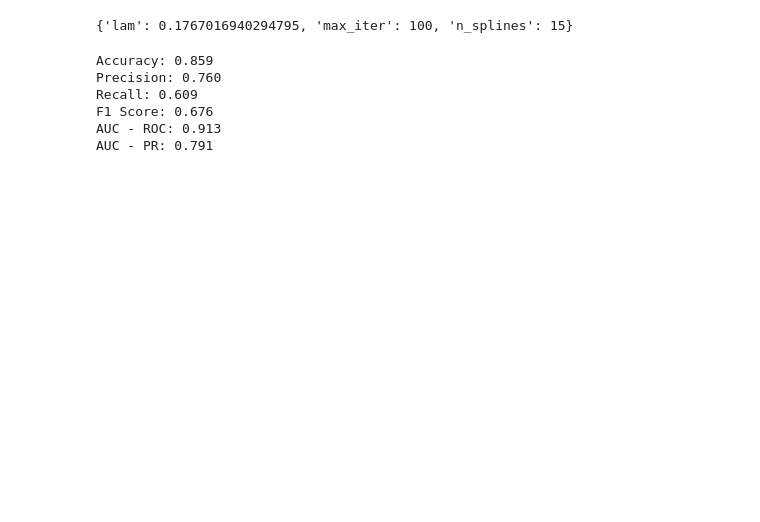
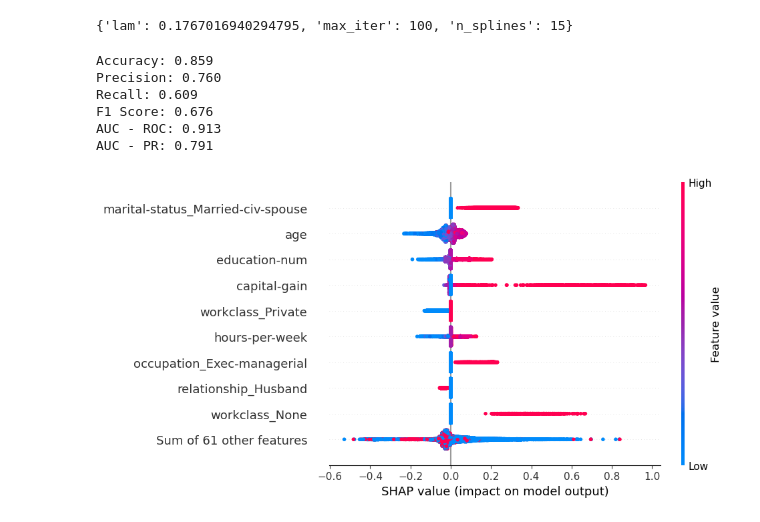
Before and after one commit to nogibjj/IDS705_FinalProject_Lemur_Team, a Jupyter notebook: 30_models/GAM.ipynb, the cells around one changed output. Drawn from its saved outputs; the diff is of its cells as text; code cells hidden in the pictures; blank space fills up the shorter version.

```diff
--- a/30_models/GAM.ipynb
+++ b/30_models/GAM.ipynb
@@ -84,3 +85,16 @@ Recall: 0.609
 F1 Score: 0.676
 AUC - ROC: 0.913
 AUC - PR: 0.791
+# %%
+def f(x):
+    return best_model.predict_proba(x)  # [:, 1]
+
+
+med = X_train.median().values.reshape((1, X_train.shape[1]))
+
+explainer = shap.Explainer(f, med)
+shap_values = explainer(X_test)
+# %%
+shap.plots.beeswarm(shap_values)
+# %% [output]
+[figure, added]
```
Also changed, not shown: parts of 3 cells of this notebook, 1 other file.
